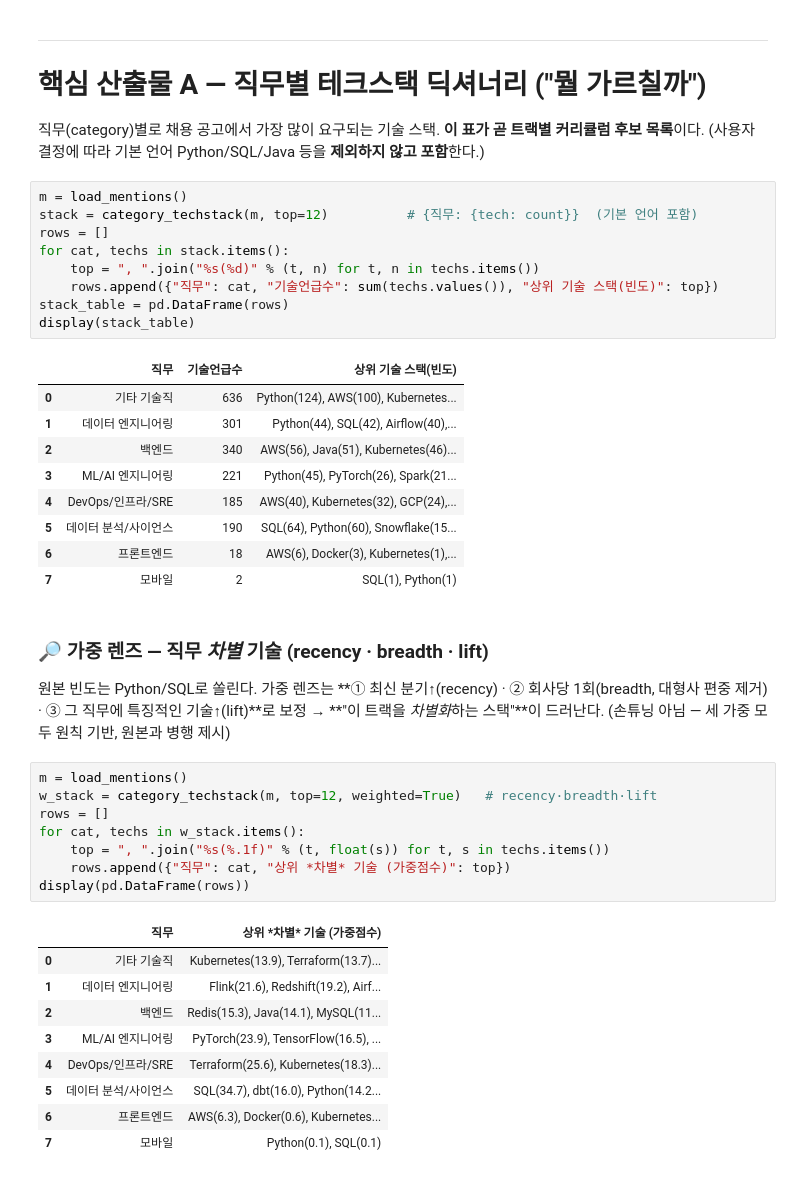
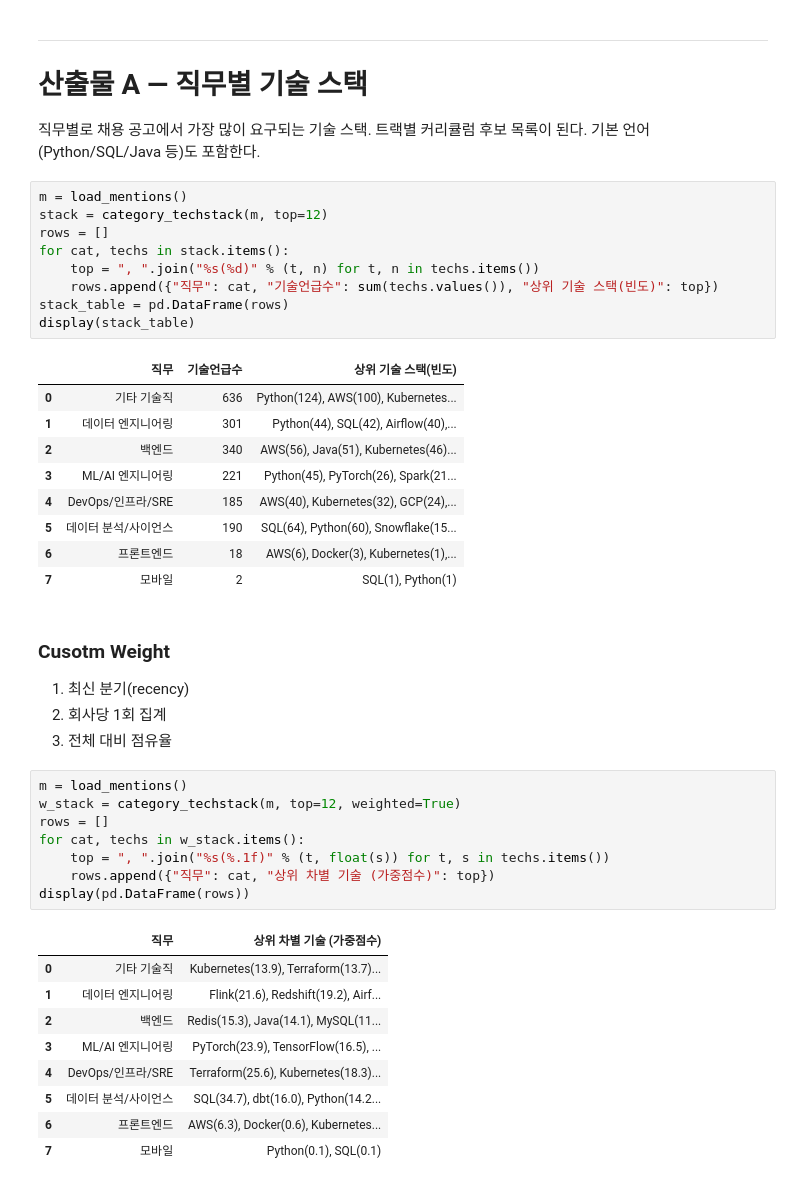
Before and after one commit to kingrangE/Softeer8th-wiki, a Jupyter notebook: team_wiki/W2/W2M5/de_radar.ipynb, the cells around one changed output. Drawn from its saved outputs; the diff is of its cells as text.

```diff
--- a/team_wiki/W2/W2M5/de_radar.ipynb
+++ b/team_wiki/W2/W2M5/de_radar.ipynb
@@ -102,11 +111,11 @@ fig, _ = view_crawl_volume(summary)
 # %% [markdown]
 ---
-# 핵심 산출물 A — 직무별 테크스택 딕셔너리 ("뭘 가르칠까")
-직무(category)별로 채용 공고에서 가장 많이 요구되는 기술 스택. **이 표가 곧 트랙별 커리큘럼 후보 목록**이다.
-(사용자 결정에 따라 기본 언어 Python/SQL/Java 등을 **제외하지 않고 포함**한다.)
+# 산출물 A — 직무별 기술 스택
+
+직무별로 채용 공고에서 가장 많이 요구되는 기술 스택. 트랙별 커리큘럼 후보 목록이 된다. 기본 언어(Python/SQL/Java 등)도 포함한다.
 # %%
 m = load_mentions()
-stack = category_techstack(m, top=12)          # {직무: {tech: count}}  (기본 언어 포함)
+stack = category_techstack(m, top=12)
 rows = []
 for cat, techs in stack.items():
     top = ", ".join("%s(%d)" % (t, n) for t, n in techs.items())
@@ -124,18 +133,21 @@ display(stack_table)
 | 6 | 프론트엔드 | 18 | AWS(6), Docker(3), Kubernetes(1),... |
 | 7 | 모바일 | 2 | SQL(1), Python(1) |
 # %% [markdown]
-### 🔎 가중 렌즈 — 직무 *차별* 기술 (recency · breadth · lift)
-원본 빈도는 Python/SQL로 쏠린다. 가중 렌즈는 **① 최신 분기↑(recency) · ② 회사당 1회(breadth, 대형사 편중 제거) · ③ 그 직무에 특징적인 기술↑(lift)**로 보정 → **"이 트랙을 *차별화*하는 스택"**이 드러난다. (손튜닝 아님 — 세 가중 모두 원칙 기반, 원본과 병행 제시)
+### Cusotm Weight
+
+1. 최신 분기(recency)
+2. 회사당 1회 집계
+3. 전체 대비 점유율
 # %%
 m = load_mentions()
-w_stack = category_techstack(m, top=12, weighted=True)   # recency·breadth·lift
+w_stack = category_techstack(m, top=12, weighted=True)
 rows = []
 for cat, techs in w_stack.items():
     top = ", ".join("%s(%.1f)" % (t, float(s)) for t, s in techs.items())
-    rows.append({"직무": cat, "상위 *차별* 기술 (가중점수)": top})
+    rows.append({"직무": cat, "상위 차별 기술 (가중점수)": top})
 display(pd.DataFrame(rows))
 # %% [output]
-|  | 직무 | 상위 *차별* 기술 (가중점수) |
+|  | 직무 | 상위 차별 기술 (가중점수) |
 | 0 | 기타 기술직 | Kubernetes(13.9), Terraform(13.7)... |
 | 1 | 데이터 엔지니어링 | Flink(21.6), Redshift(19.2), Airf... |
 | 2 | 백엔드 | Redis(15.3), Java(14.1), MySQL(11... |
```
Also changed, not shown: parts of 29 cells of this notebook, 11 other files.
